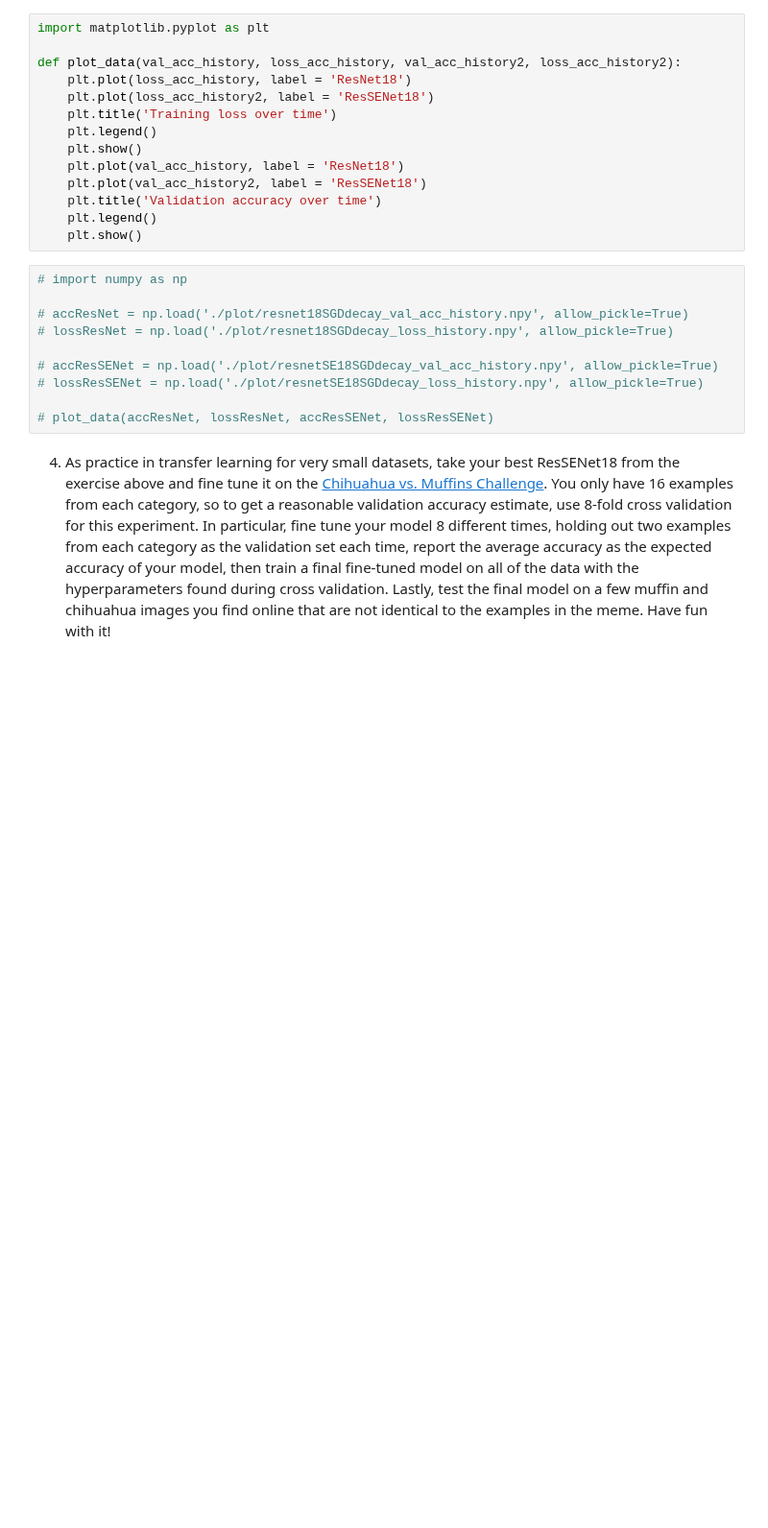
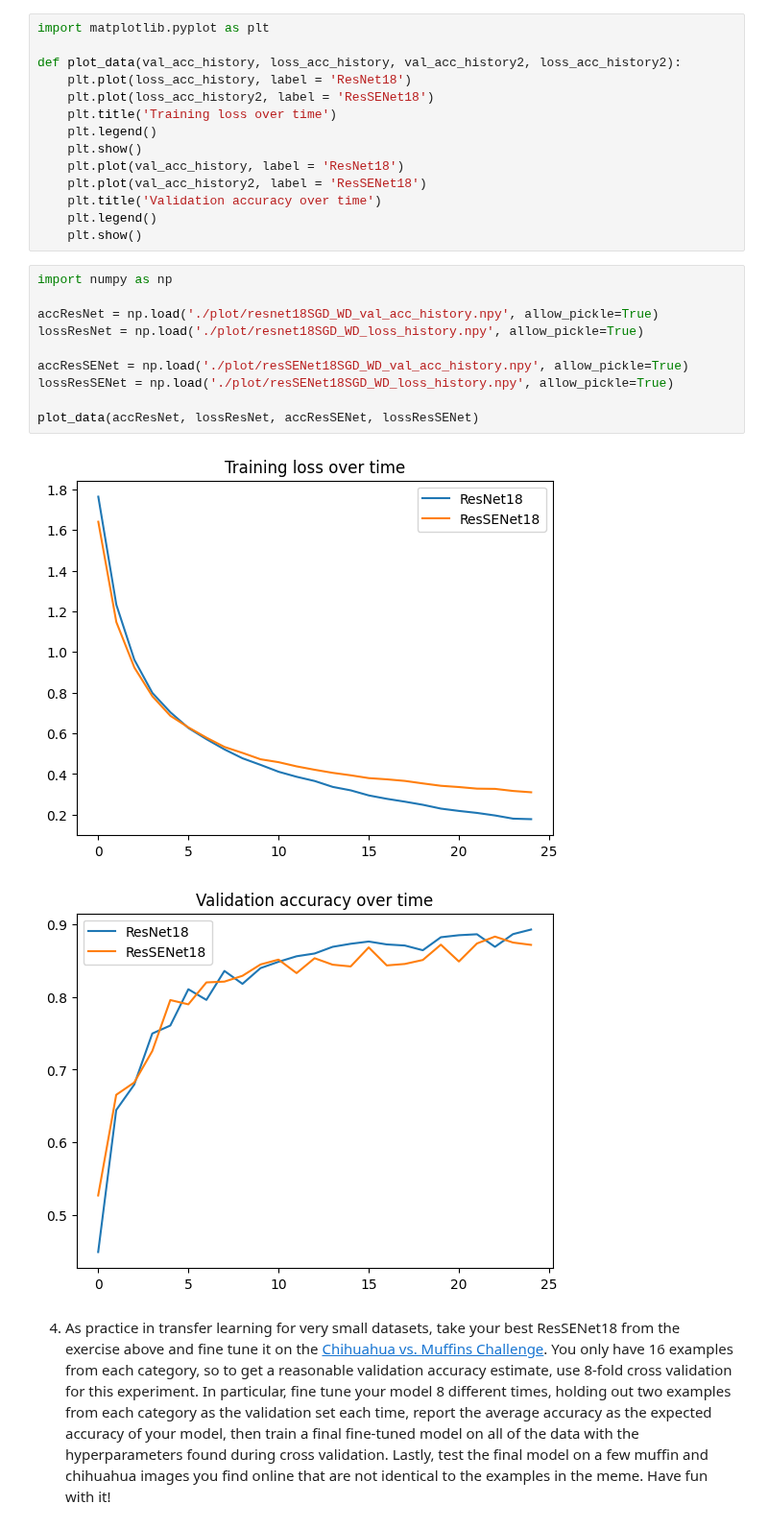
Before and after one commit to guntsvzz/DSAI-AIT, a Jupyter notebook: Course/Recent Trends in Machine Learning/Labolatory/03-ResNet-SqueezeAndExcitation/st123012-03-Resnet-SeNet-GradCam.ipynb, the cells around one changed output. Shown at 96% size. Saved outputs shown, nothing was run; the diff lists cells and outputs as text; blank space fills up the shorter version.

```diff
--- a/Course/Recent Trends in Machine Learning/Labolatory/03-ResNet-SqueezeAndExcitation/st123012-03-Resnet-SeNet-GradCam.ipynb
+++ b/Course/Recent Trends in Machine Learning/Labolatory/03-ResNet-SqueezeAndExcitation/st123012-03-Resnet-SeNet-GradCam.ipynb
@@ -420,15 +420,18 @@ def plot_data(val_acc_history, loss_acc_history, val_acc_history2, loss_acc_hist
     plt.legend()
     plt.show()
 # %%
-# import numpy as np
+import numpy as np
 
-# accResNet = np.load('./plot/resnet18SGDdecay_val_acc_history.npy', allow_pickle=True)
-# lossResNet = np.load('./plot/resnet18SGDdecay_loss_history.npy', allow_pickle=True)
+accResNet = np.load('./plot/resnet18SGD_WD_val_acc_history.npy', allow_pickle=True)
+lossResNet = np.load('./plot/resnet18SGD_WD_loss_history.npy', allow_pickle=True)
 
-# accResSENet = np.load('./plot/resnetSE18SGDdecay_val_acc_history.npy', allow_pickle=True)
-# lossResSENet = np.load('./plot/resnetSE18SGDdecay_loss_history.npy', allow_pickle=True)
+accResSENet = np.load('./plot/resSENet18SGD_WD_val_acc_history.npy', allow_pickle=True)
+lossResSENet = np.load('./plot/resSENet18SGD_WD_loss_history.npy', allow_pickle=True)
 
-# plot_data(accResNet, lossResNet, accResSENet, lossResSENet)
+plot_data(accResNet, lossResNet, accResSENet, lossResSENet)
+# %% [output]
+[figure, added]
+[figure, added]
 # %% [markdown]
 4. As practice in transfer learning for very small datasets, take your best ResSENet18 from the exercise above and fine tune it
    on the [Chihuahua vs. Muffins Challenge](https://www.topbots.com/chihuahua-muffin-searching-best-computer-vision-api/?amp).
```
Also changed, not shown: parts of 1 cell of this notebook, 6 other files.
